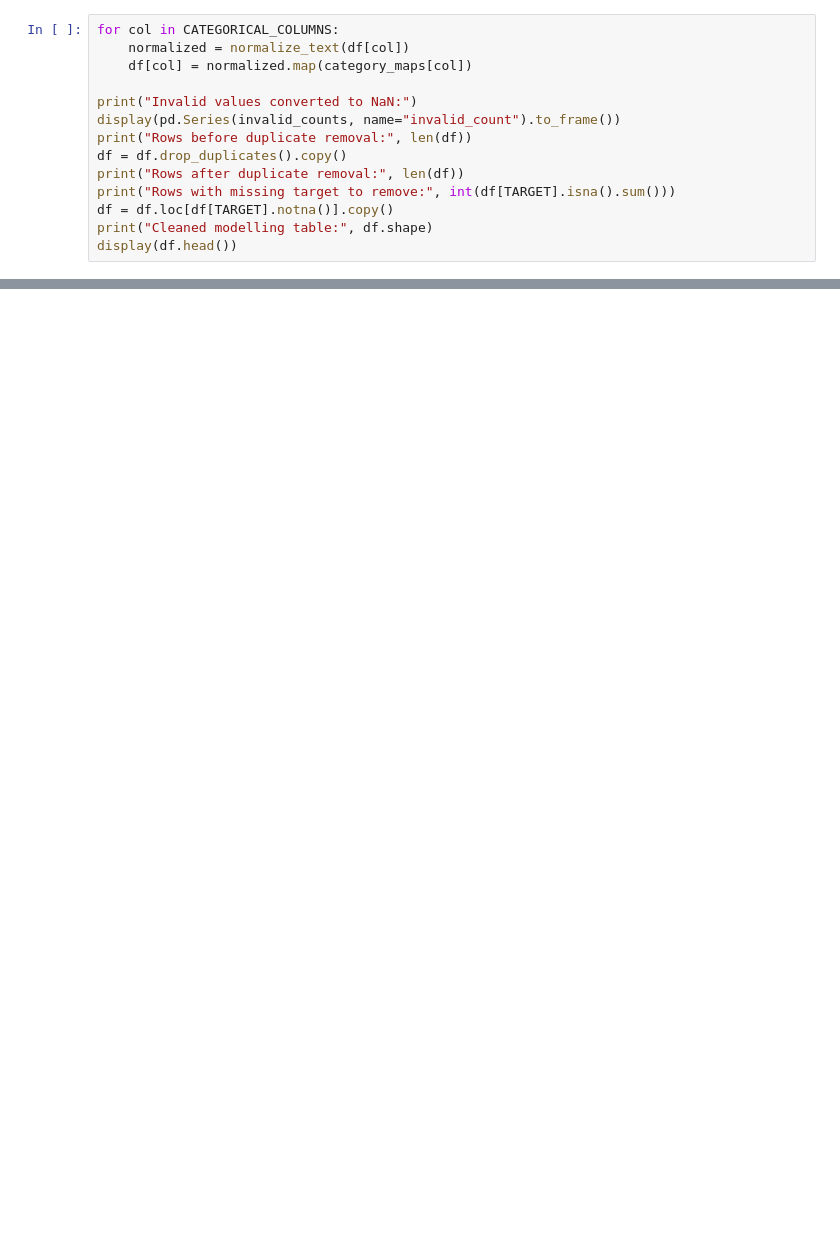
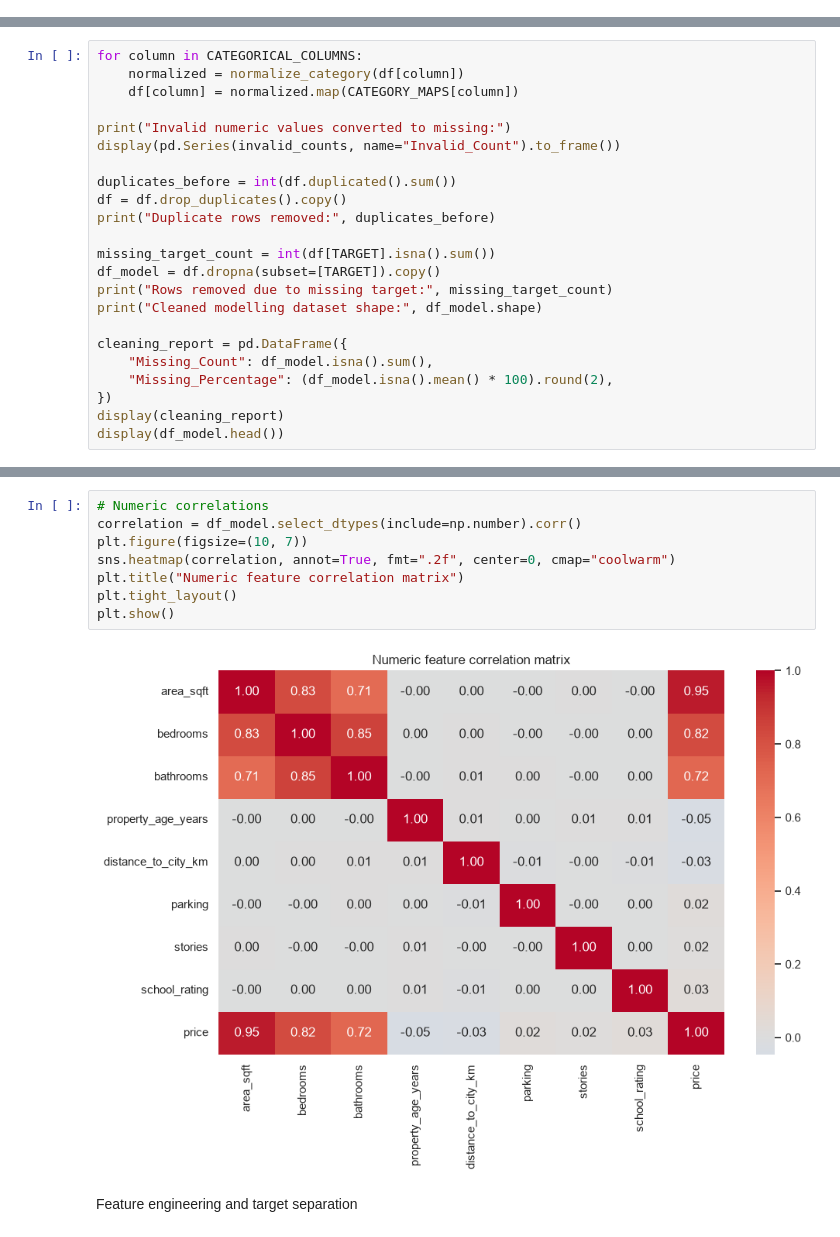
Before and after one commit to Anamika-Raj-Patel04052003/HousePricePrediction, a Jupyter notebook: HPP.ipynb, the cells around one changed output, grey strips where cells are left out. Cells and saved outputs as stored; diff of their text form; blank space fills up the shorter version.

```diff
--- a/HPP.ipynb
+++ b/HPP.ipynb
@@ -1480,14 +0,0 @@ category_maps = {
-# %%
-for col in CATEGORICAL_COLUMNS:
-    normalized = normalize_text(df[col])
-    df[col] = normalized.map(category_maps[col])
-
-print("Invalid values converted to NaN:")
-display(pd.Series(invalid_counts, name="invalid_count").to_frame())
-print("Rows before duplicate removal:", len(df))
-df = df.drop_duplicates().copy()
-print("Rows after duplicate removal:", len(df))
-print("Rows with missing target to remove:", int(df[TARGET].isna().sum()))
-df = df.loc[df[TARGET].notna()].copy()
-print("Cleaned modelling table:", df.shape)
-display(df.head())
@@ -1875,0 +208,23 @@ display(pd.DataFrame([mlp_metrics], index=["MLP Neural Network"]))
+# %%
+for column in CATEGORICAL_COLUMNS:
+    normalized = normalize_category(df[column])
+    df[column] = normalized.map(CATEGORY_MAPS[column])
+
+print("Invalid numeric values converted to missing:")
+display(pd.Series(invalid_counts, name="Invalid_Count").to_frame())
+
+duplicates_before = int(df.duplicated().sum())
+df = df.drop_duplicates().copy()
+print("Duplicate rows removed:", duplicates_before)
+
+missing_target_count = int(df[TARGET].isna().sum())
+df_model = df.dropna(subset=[TARGET]).copy()
+print("Rows removed due to missing target:", missing_target_count)
+print("Cleaned modelling dataset shape:", df_model.shape)
+
+cleaning_report = pd.DataFrame({
+    "Missing_Count": df_model.isna().sum(),
+    "Missing_Percentage": (df_model.isna().mean() * 100).round(2),
+})
+display(cleaning_report)
+display(df_model.head())
@@ -1875,0 +313,12 @@ display(pd.DataFrame([mlp_metrics], index=["MLP Neural Network"]))
+# %%
+# Numeric correlations
+correlation = df_model.select_dtypes(include=np.number).corr()
+plt.figure(figsize=(10, 7))
+sns.heatmap(correlation, annot=True, fmt=".2f", center=0, cmap="coolwarm")
+plt.title("Numeric feature correlation matrix")
+plt.tight_layout()
+plt.show()
+# %% [output]
+[figure, added]
+# %% [markdown]
+Feature engineering and target separation
```
Also changed, not shown: parts of 108 cells of this notebook.
